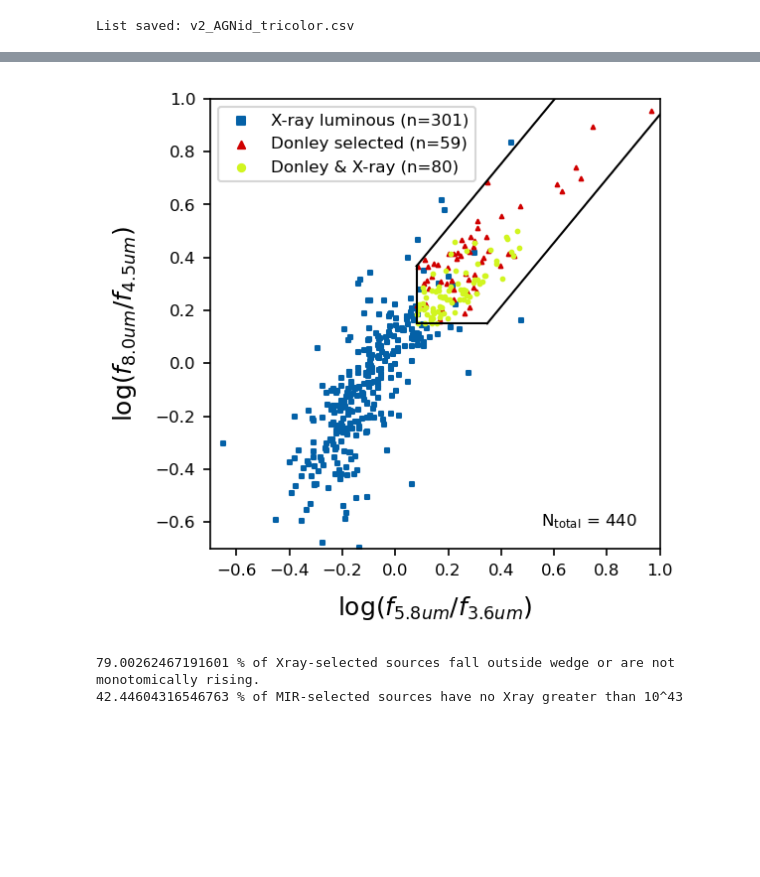
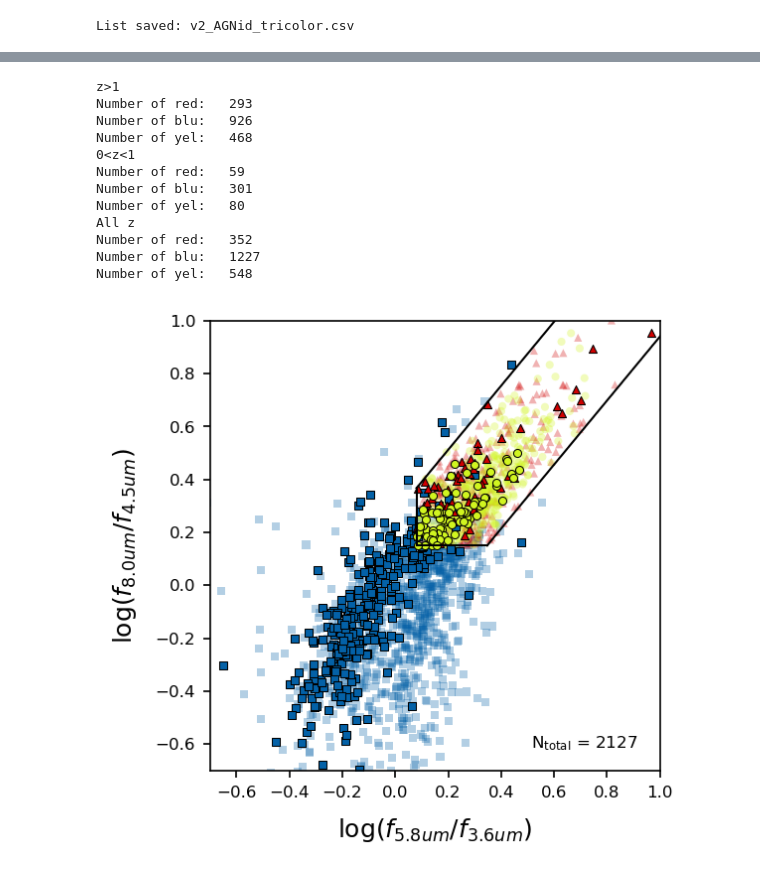
Before and after one commit to parallax-xallaraq/IfA-REU-Project, a Jupyter notebook: Code/v2_ColorColorPlotting.ipynb, the cells around one changed output, grey strips where cells are left out. Drawn from its saved outputs; the diff is of its cells as text; code cells hidden in the pictures; blank space fills up the shorter version.

Commit message:
make color diagram with x<1 marked, rename figures

```diff
--- a/Code/v2_ColorColorPlotting.ipynb
+++ b/Code/v2_ColorColorPlotting.ipynb
@@ -173,6 +195,8 @@ def TwoToTri(irID,xrID,printInfo=True):
 triID = TwoToTri(agnIDs['MIR'], agnIDs['XRAY'])
 print('~~~')
 triID_le = TwoToTri(agnIDs_le['MIR'], agnIDs_le['XRAY'])
+print('~~~')
+triID_leNO = TwoToTri(agnIDs_leNO['MIR'], agnIDs_leNO['XRAY'])
 # %% [output]
 Number of IR only:       352
 Number of Xray only:     1227
@@ -248,6 +276,15 @@ xy_IRAC_tri_le = TriToIRACcolors(
     ch3_data20,    # f_5.6um
     ch4_data20     # f_8.0um
 )
+# calculate colors of IRAC
+xy_IRAC_tri_leNO = TriToIRACcolors(
+    triID_leNO,
+    id_data20,
+    ch1_data20,    # f_3.6um
+    ch2_data20,    # f_4.5 um
+    ch3_data20,    # f_5.6um
+    ch4_data20     # f_8.0um
+)
 # %%
 # plot 3 types of AGN on Donley IRAC color-color plot
 def PlotDonleyTricolor(
@@ -316,0 +373,10 @@ PlotDonleyTricolor(
+# %%
+def darken_color(color, amount=1.4) :
+    import matplotlib.colors as mc
+    import colorsys
+    try:
+        c = mc.cnames[color]
+    except:
+        c = color
+    c = colorsys.rgb_to_hls(*mc.to_rgb(c))
+    return colorsys.hls_to_rgb(c[0], 1 - amount * (1 - c[1]), c[2])
@@ -317,13 +448,29 @@ PlotDonleyTricolor(
 # %%
-PlotDonleyTricolor(
+PlotDonleyTricolor_Dual(
     xy_IRAC_tri_le['BLU']['x'], xy_IRAC_tri_le['BLU']['y'],
     xy_IRAC_tri_le['RED']['x'], xy_IRAC_tri_le['RED']['y'],
     xy_IRAC_tri_le['YEL']['x'], xy_IRAC_tri_le['YEL']['y'],
-    path=adp.path_fig, fileName='v2_colorcolorDiagram_tri_z01',   # save
-    saveNum=2,              # 3=full,zoom,zoom w/legend. 2= zoom,zoom w/legend. 1=zoom w/legend. 0=none
-    printInfo=True          # output text
+
+    xy_IRAC_tri_leNO['BLU']['x'], xy_IRAC_tri_leNO['BLU']['y'],
+    xy_IRAC_tri_leNO['RED']['x'], xy_IRAC_tri_leNO['RED']['y'],
+    xy_IRAC_tri_leNO['YEL']['x'], xy_IRAC_tri_leNO['YEL']['y'],
+
+    path=adp.path_fig,
+    fileName='v2_colorDiagram_tri_zMarked',   # save
+    printInfo=True,         # output text
+    outlineColor=False      # sets edgecolor  to darker color or point when true, edgecolor is black otherwise
 )
 # %% [output]
+z>1
+Number of red:   293
+Number of blu:   926
+Number of yel:   468
+0<z<1
+Number of red:   59
+Number of blu:   301
+Number of yel:   80
+All z
+Number of red:   352
+Number of blu:   1227
+Number of yel:   548
-[figure, old version]
+[figure, new version]
-79.00262467191601 % of Xray-selected sources fall outside wedge or are not monotomically rising.
-42.44604316546763 % of MIR-selected sources have no Xray greater than 10^43
```
Also changed, not shown: parts of 7 cells of this notebook, 5 other files.
